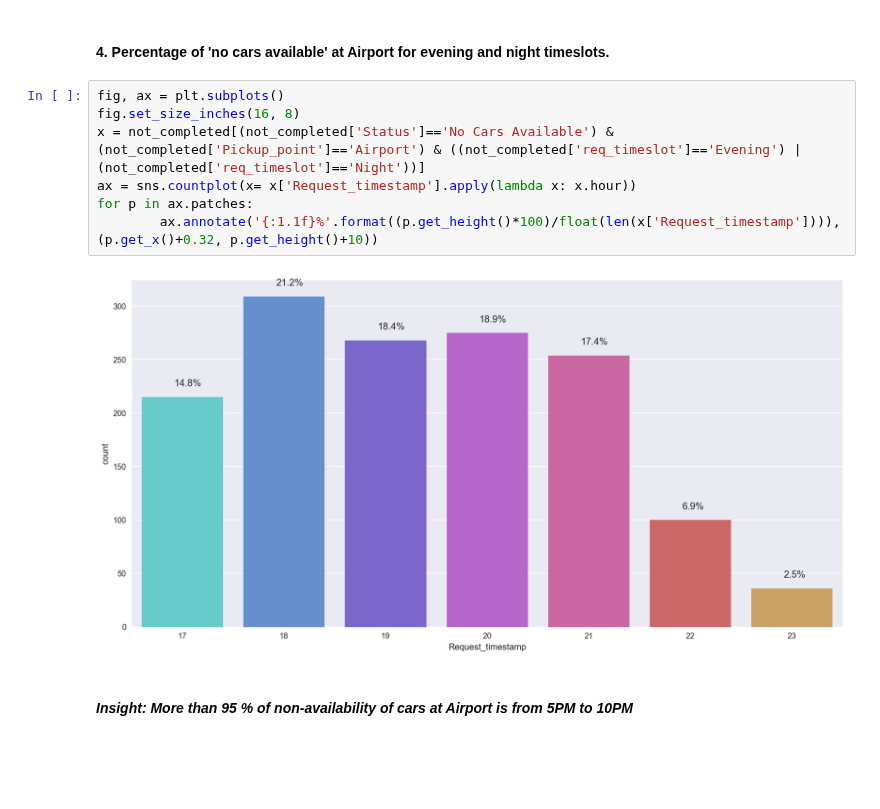
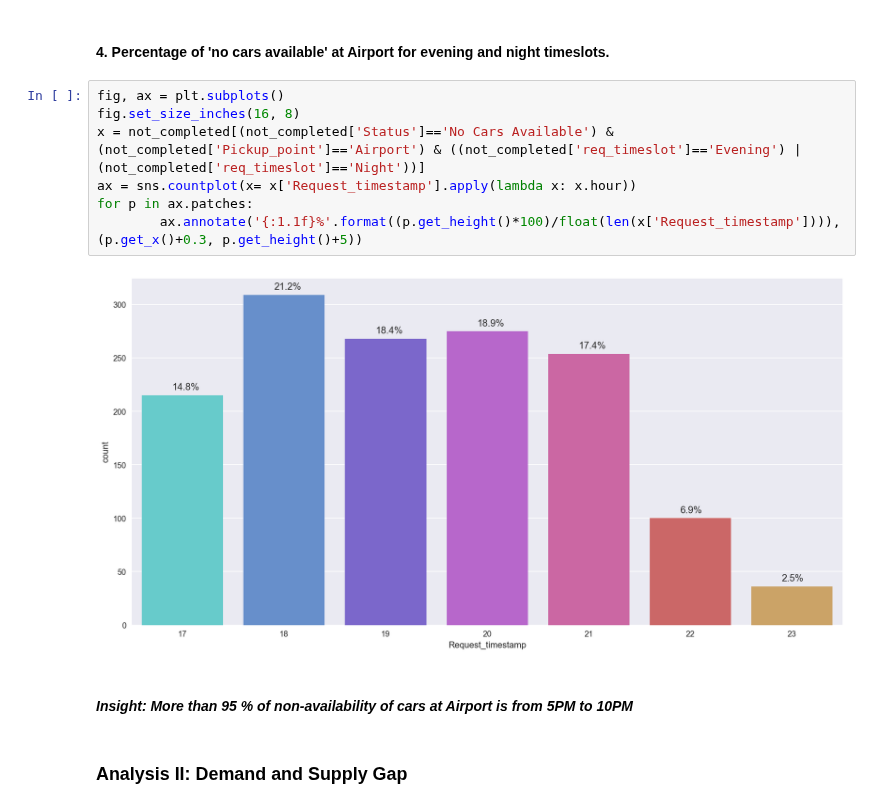
Before and after one commit to ab9bhatia/PythonScripts, a Jupyter notebook: projects/Uber/Uber_Supply_Demand_Gap.ipynb, the cells around one changed output. Saved outputs shown, nothing was run; the diff lists cells and outputs as text; blank space fills up the shorter version.

```diff
--- a/projects/Uber/Uber_Supply_Demand_Gap.ipynb
+++ b/projects/Uber/Uber_Supply_Demand_Gap.ipynb
@@ -156,11 +158,13 @@ for p in ax.patches:
 # %%
 fig, ax = plt.subplots()
 fig.set_size_inches(16, 8)
 x = not_completed[(not_completed['Status']=='No Cars Available') & (not_completed['Pickup_point']=='Airport') & ((not_completed['req_timeslot']=='Evening') | (not_completed['req_timeslot']=='Night'))]
 ax = sns.countplot(x= x['Request_timestamp'].apply(lambda x: x.hour))
 for p in ax.patches:
-        ax.annotate('{:1.1f}%'.format((p.get_height()*100)/float(len(x['Request_timestamp']))), (p.get_x()+0.32, p.get_height()+10))
+        ax.annotate('{:1.1f}%'.format((p.get_height()*100)/float(len(x['Request_timestamp']))), (p.get_x()+0.3, p.get_height()+5))
 # %% [output]
-[figure, old version]
+[figure, new version]
 # %% [markdown]
 #### *Insight: More than 95 % of non-availability of cars at Airport is from 5PM to 10PM*
+# %% [markdown]
+### Analysis II: Demand and Supply Gap
```
Also changed, not shown: parts of 4 cells of this notebook.
